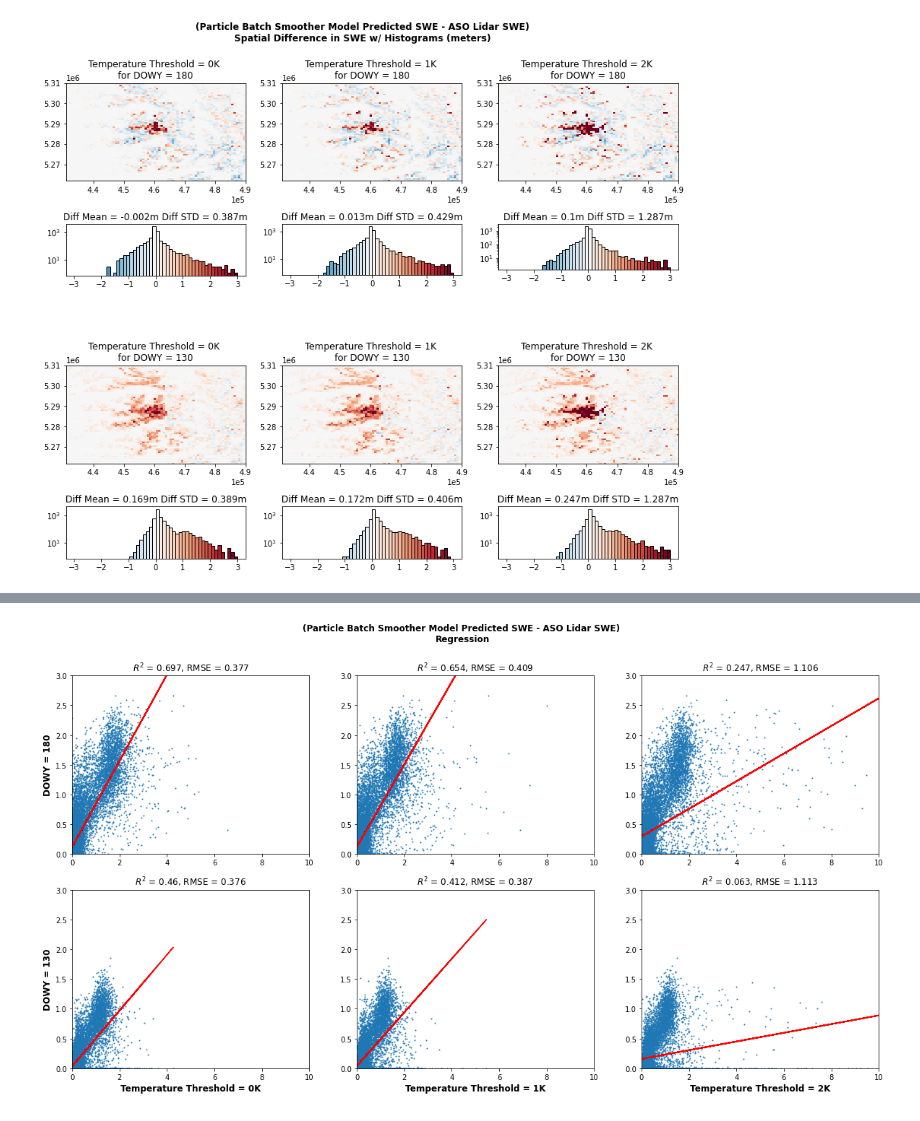
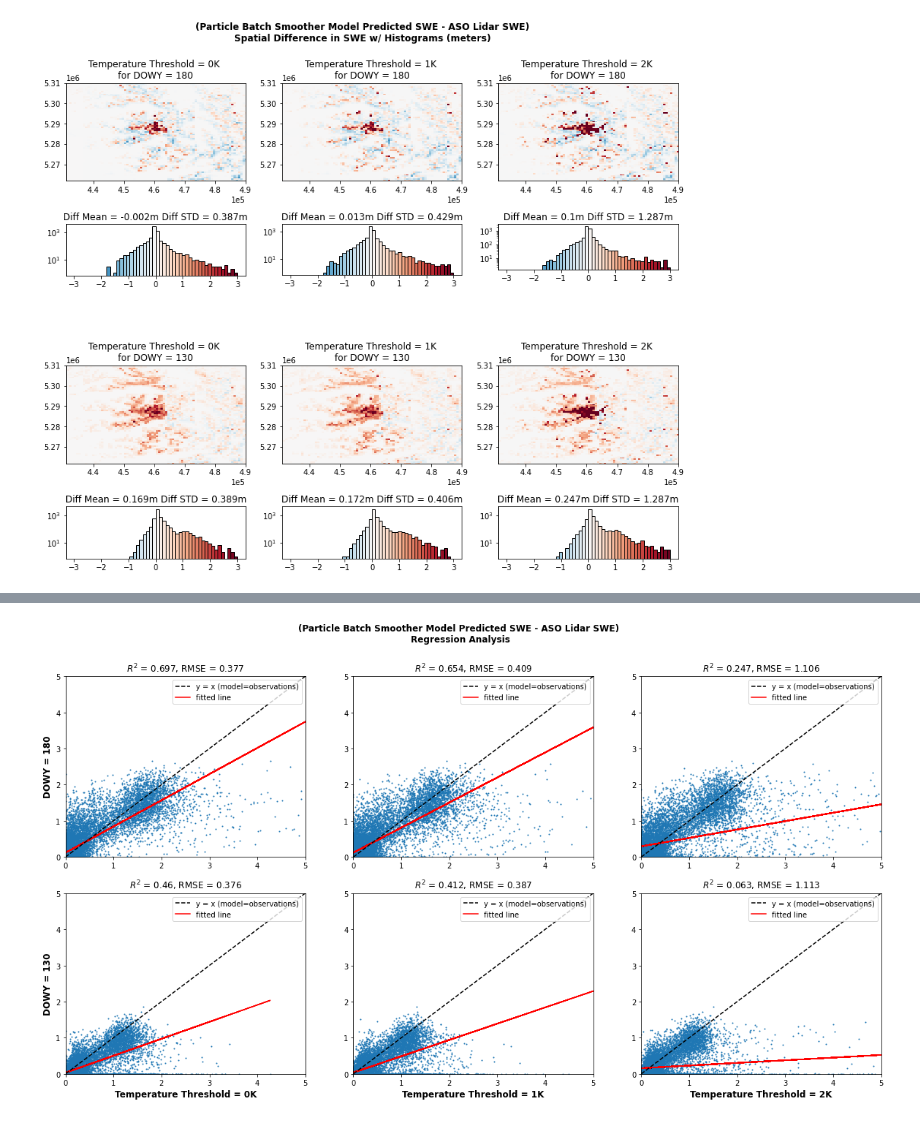
Before and after one commit to bessoh2/SnowHydro, a Jupyter notebook: plot_all_combinations.ipynb, the cells around one changed output, grey strips where cells are left out. Saved outputs shown, nothing was run; the diff lists cells and outputs as text; code cells hidden in the pictures.

Commit message:
update plot all combos to improve regression plots

```diff
--- a/plot_all_combinations.ipynb
+++ b/plot_all_combinations.ipynb
@@ -188,35 +168,40 @@ masked_array(
 # %%
 # scatter plots
 ASO = [ASO_500m_ds_d1,ASO_500m_ds_d2]
 model = np.ndarray((3,2),dtype=object)
 model[0,0] = model_reproject_t0_d1
 model[0,1] = model_reproject_t0_d2
 
 model[1,0] = model_reproject_t1_d1
 model[1,1] = model_reproject_t1_d2
 
 model[2,0] = model_reproject_t2_d1
 model[2,1] = model_reproject_t2_d2
 
+x = np.linspace(0, 10, 1000)
+y = x
+
 f, ax = plt.subplots(2,3,figsize=(20,10))
-f.suptitle('(Particle Batch Smoother Model Predicted SWE - ASO Lidar SWE) \nRegression',fontsize='large', fontweight='bold')
+f.suptitle('(Particle Batch Smoother Model Predicted SWE - ASO Lidar SWE) \nRegression Analysis',fontsize='large', fontweight='bold')
 day_num = [day_num_1,day_num_2]
 threshold = [threshold_0,threshold_1,threshold_2]
 for c, d in enumerate(day_num):
     for r, t in enumerate(threshold):
         #difference[r,c].squeeze().plot.imshow(ax=ax[c,r],vmin=-5,vmax=5,cmap='RdBu_r')
         ax[c,r].scatter(model[r,c].squeeze(), ASO[c].squeeze(),s=1)
         res = stats.mstats.linregress(model[r,c].squeeze().to_masked_array(), ASO[c].squeeze().to_masked_array())
-        ax[c,r].plot(model[r,c].squeeze().to_masked_array(), res.intercept + res.slope*model[r,c].squeeze().to_masked_array(), 'r', label='fitted line')
+        a1 = ax[c,r].plot(model[r,c].squeeze().to_masked_array(), res.intercept + res.slope*model[r,c].squeeze().to_masked_array(), 'r', label='fitted line')
+        a2 = ax[c,r].plot(x,y,'--k',label='y = x (perfect model and observation agreement)')
+        ax[c,r].legend((a2[0], a1[0]), ('y = x (model=observations)','fitted line'), loc='upper right')
         #Slope = {round(res.slope,3)} Y-Intercept = {round(res.intercept,3)}\n
         ax[c,r].set_title(f'$R^2$ = {round(res.rvalue**2,3)}, RMSE = {round(np.sqrt(((model[r,c].squeeze().to_masked_array() - ASO[c].squeeze().to_masked_array()) ** 2).mean()),3)}')
         #ax[c,r].set_title('')
-        ax[c,r].set_xlim([0, 10])
-        ax[c,r].set_ylim([0, 3])
+        ax[c,r].set_xlim([0, 5])
+        ax[c,r].set_ylim([0, 5])
         ax[c,r].set(xlabel='',ylabel='')
         if c == 1:
             ax[c,r].set_xlabel(f'Temperature Threshold = {t}K',fontsize='large', fontweight='bold')
         if r == 0:
             ax[c,r].set_ylabel(f'DOWY = {d}',fontsize='large', fontweight='bold')
 # %% [output]
-[figure, old version]
+[figure, new version]
```
Also changed, not shown: parts of 1 cell of this notebook, 1 other file.
